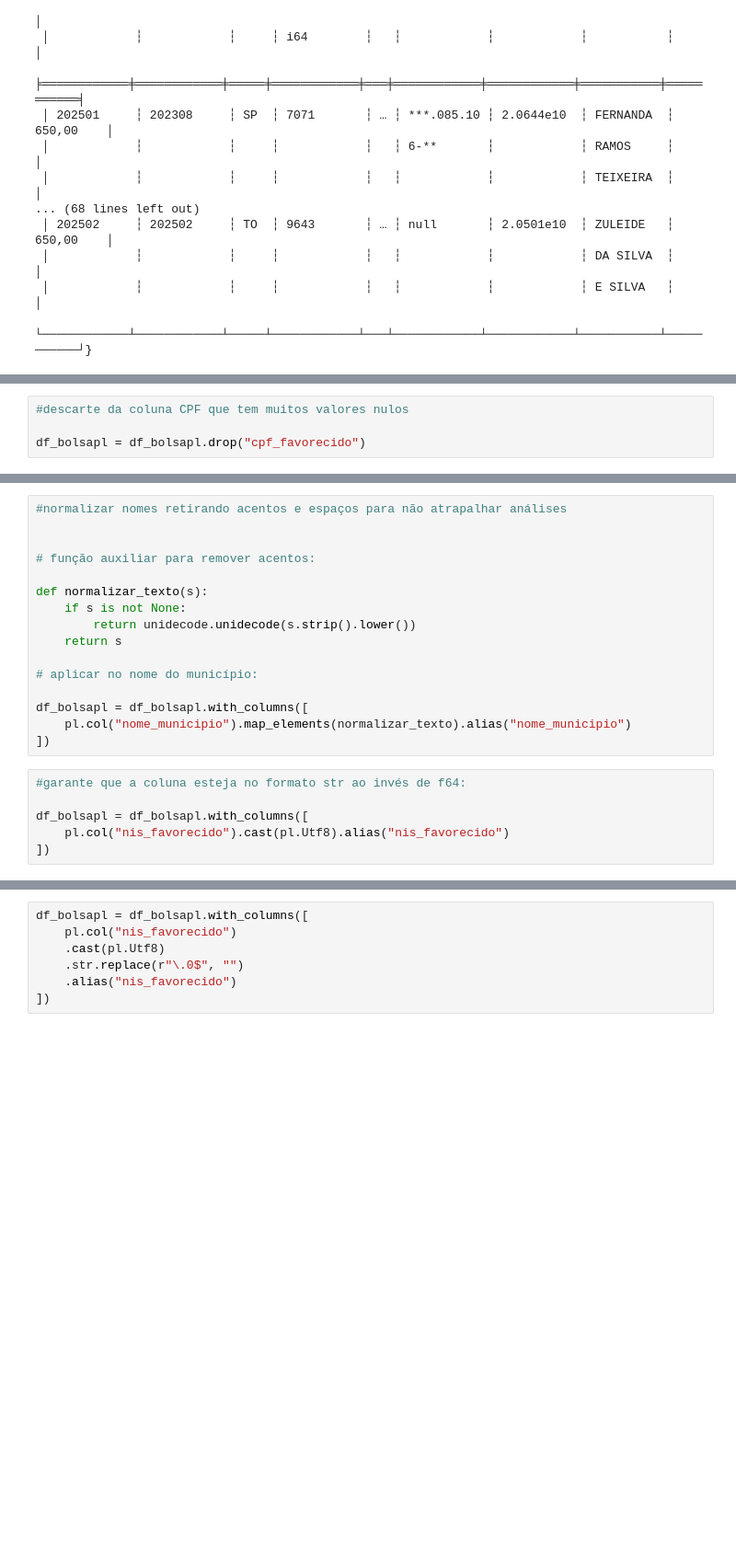
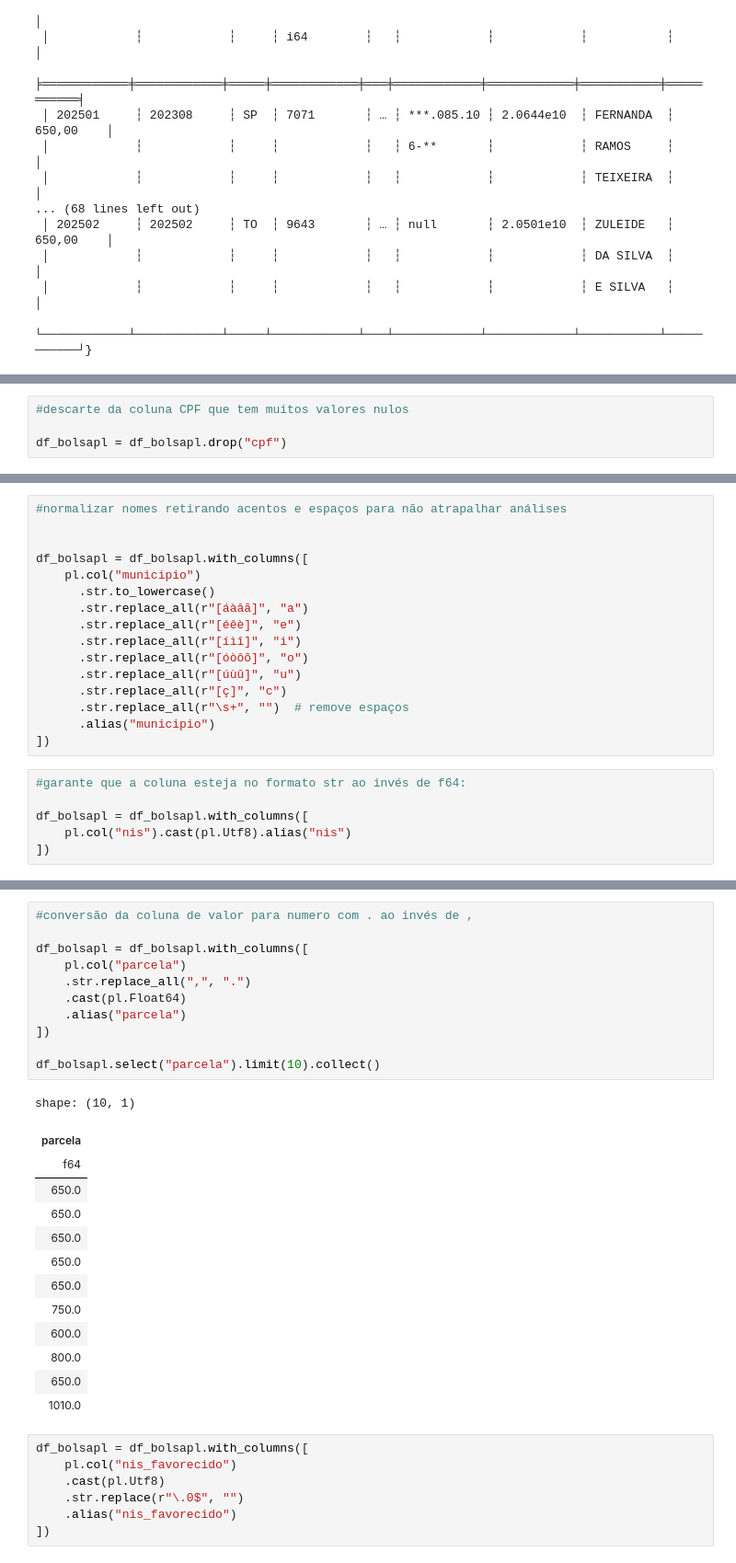
Before and after one commit to Andrerod15/treinamentos-conteudo, a Jupyter notebook: bolsafamilia.ipynb, the cells around one changed output, grey strips where cells are left out. Shown at 92% size. Cells and saved outputs as stored; diff of their text form; blank space fills up the shorter version.

```diff
--- a/bolsafamilia.ipynb
+++ b/bolsafamilia.ipynb
@@ -122,7 +124,7 @@ shape: (1, 9)
 # %%
 #descarte da coluna CPF que tem muitos valores nulos
 
-df_bolsapl = df_bolsapl.drop("cpf_favorecido")
+df_bolsapl = df_bolsapl.drop("cpf")
 # %%
 #comparação das colunas de mês que podem estar redundantes:
 
@@ -137,23 +140,23 @@ df_bolsapl = df_bolsapl.drop("cpf_favorecido")
 #normalizar nomes retirando acentos e espaços para não atrapalhar análises
 
 
-# função auxiliar para remover acentos:
-
-def normalizar_texto(s):
-    if s is not None:
-        return unidecode.unidecode(s.strip().lower())
-    return s
-
-# aplicar no nome do município:
-
 df_bolsapl = df_bolsapl.with_columns([
-    pl.col("nome_municipio").map_elements(normalizar_texto).alias("nome_municipio")
+    pl.col("municipio")
+      .str.to_lowercase()
+      .str.replace_all(r"[áàâã]", "a")
+      .str.replace_all(r"[éêè]", "e")
+      .str.replace_all(r"[íìî]", "i")
+      .str.replace_all(r"[óòôõ]", "o")
+      .str.replace_all(r"[úùû]", "u")
+      .str.replace_all(r"[ç]", "c")
+      .str.replace_all(r"\s+", "")  # remove espaços
+      .alias("municipio")
 ])
 # %%
 #garante que a coluna esteja no formato str ao invés de f64:
 
 df_bolsapl = df_bolsapl.with_columns([
-    pl.col("nis_favorecido").cast(pl.Utf8).alias("nis_favorecido")
+    pl.col("nis").cast(pl.Utf8).alias("nis")
 ])
 # %%
 #verificando se existe algum valor não inteiro (que não seja x.0) na coluna:
@@ -172,3 +176,28 @@ shape: (1, 1)
+# %%
+#conversão da coluna de valor para numero com . ao invés de ,
+
+df_bolsapl = df_bolsapl.with_columns([
+    pl.col("parcela")
+    .str.replace_all(",", ".")
+    .cast(pl.Float64)
+    .alias("parcela")
+])
+
+df_bolsapl.select("parcela").limit(10).collect()
+# %% [output]
+shape: (10, 1)
+| parcela |
+| f64 |
+| 650.0 |
+| 650.0 |
+| 650.0 |
+| 650.0 |
+| 650.0 |
+| 750.0 |
+| 600.0 |
+| 800.0 |
+| 650.0 |
+| 1010.0 |
 # %%
 df_bolsapl = df_bolsapl.with_columns([
     pl.col("nis_favorecido")
```
Also changed, not shown: parts of 11 cells of this notebook.
